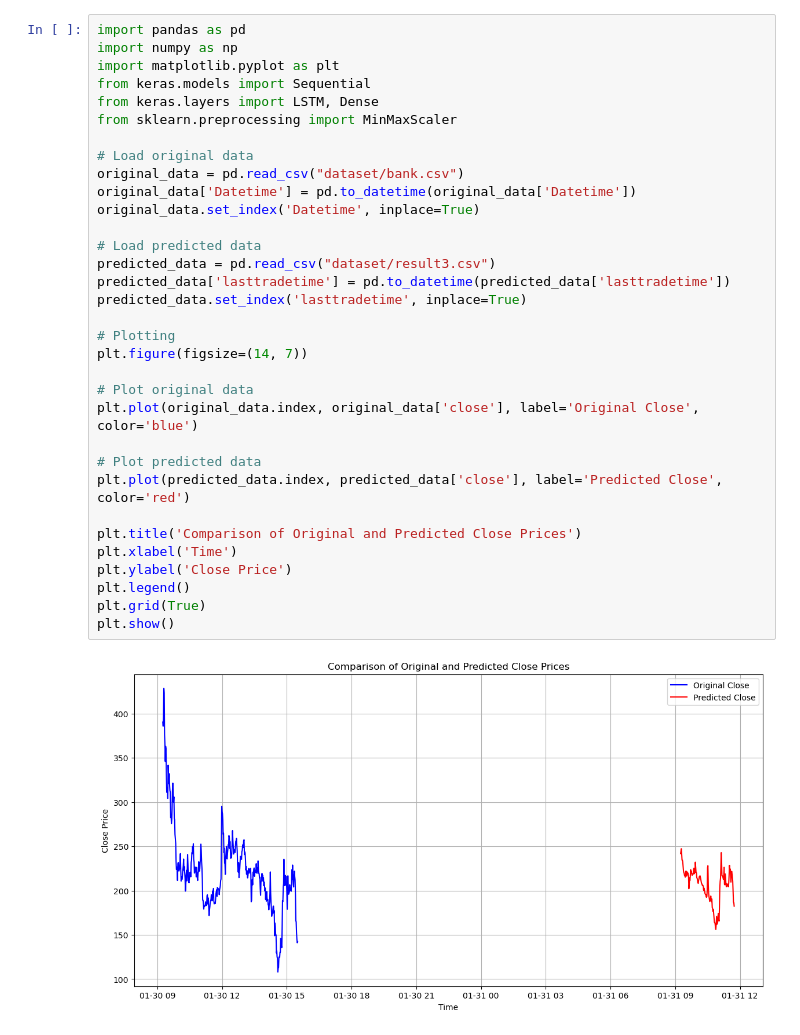
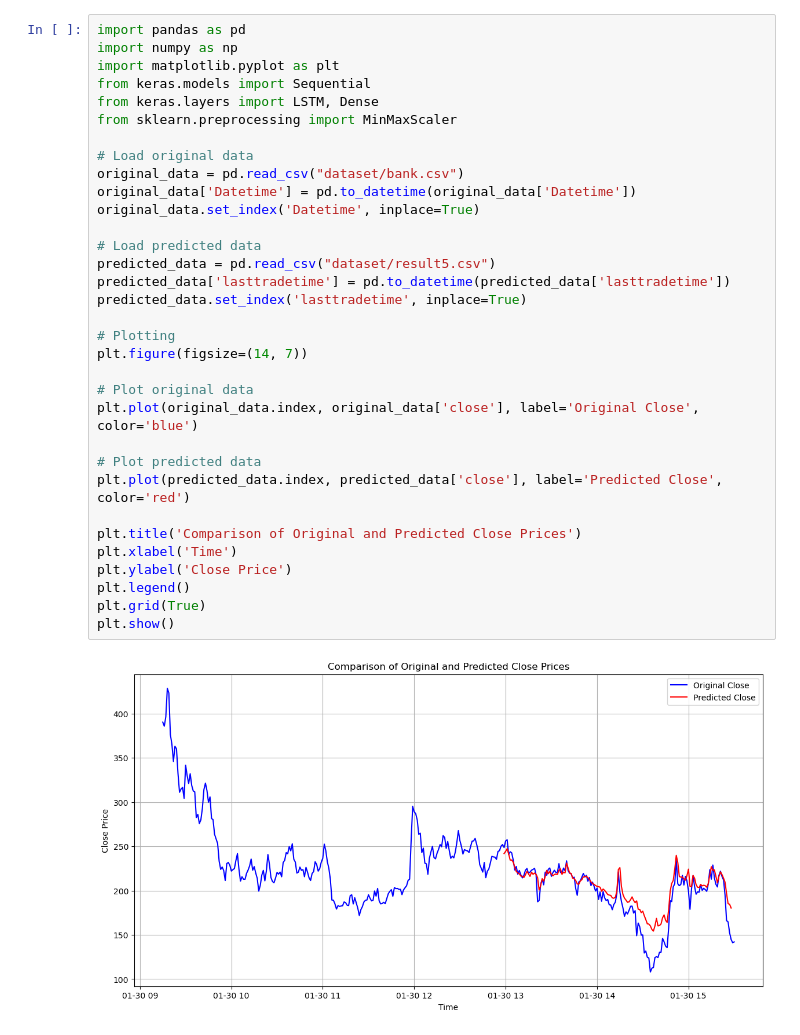
Before and after one commit to santhosh-kumar-17/Machine-Learning, a Jupyter notebook: Google colab/stock using Lstm/stocklstm.ipynb, the cells around one changed output. Drawn from its saved outputs; the diff is of its cells as text.

```diff
--- a/Google colab/stock using Lstm/stocklstm.ipynb
+++ b/Google colab/stock using Lstm/stocklstm.ipynb
@@ -67,32 +108,32 @@ import numpy as np
 import matplotlib.pyplot as plt
 from keras.models import Sequential
 from keras.layers import LSTM, Dense
 from sklearn.preprocessing import MinMaxScaler
 
 # Load original data
 original_data = pd.read_csv("dataset/bank.csv")
 original_data['Datetime'] = pd.to_datetime(original_data['Datetime'])
 original_data.set_index('Datetime', inplace=True)
 
 # Load predicted data
-predicted_data = pd.read_csv("dataset/result3.csv")
+predicted_data = pd.read_csv("dataset/result5.csv")
 predicted_data['lasttradetime'] = pd.to_datetime(predicted_data['lasttradetime'])
 predicted_data.set_index('lasttradetime', inplace=True)
 
 # Plotting
 plt.figure(figsize=(14, 7))
 
 # Plot original data
 plt.plot(original_data.index, original_data['close'], label='Original Close', color='blue')
 
 # Plot predicted data
 plt.plot(predicted_data.index, predicted_data['close'], label='Predicted Close', color='red')
 
 plt.title('Comparison of Original and Predicted Close Prices')
 plt.xlabel('Time')
 plt.ylabel('Close Price')
 plt.legend()
 plt.grid(True)
 plt.show()
 # %% [output]
-[figure, old version]
+[figure, new version]
```
Also changed, not shown: parts of 4 cells of this notebook, 23 other files.
